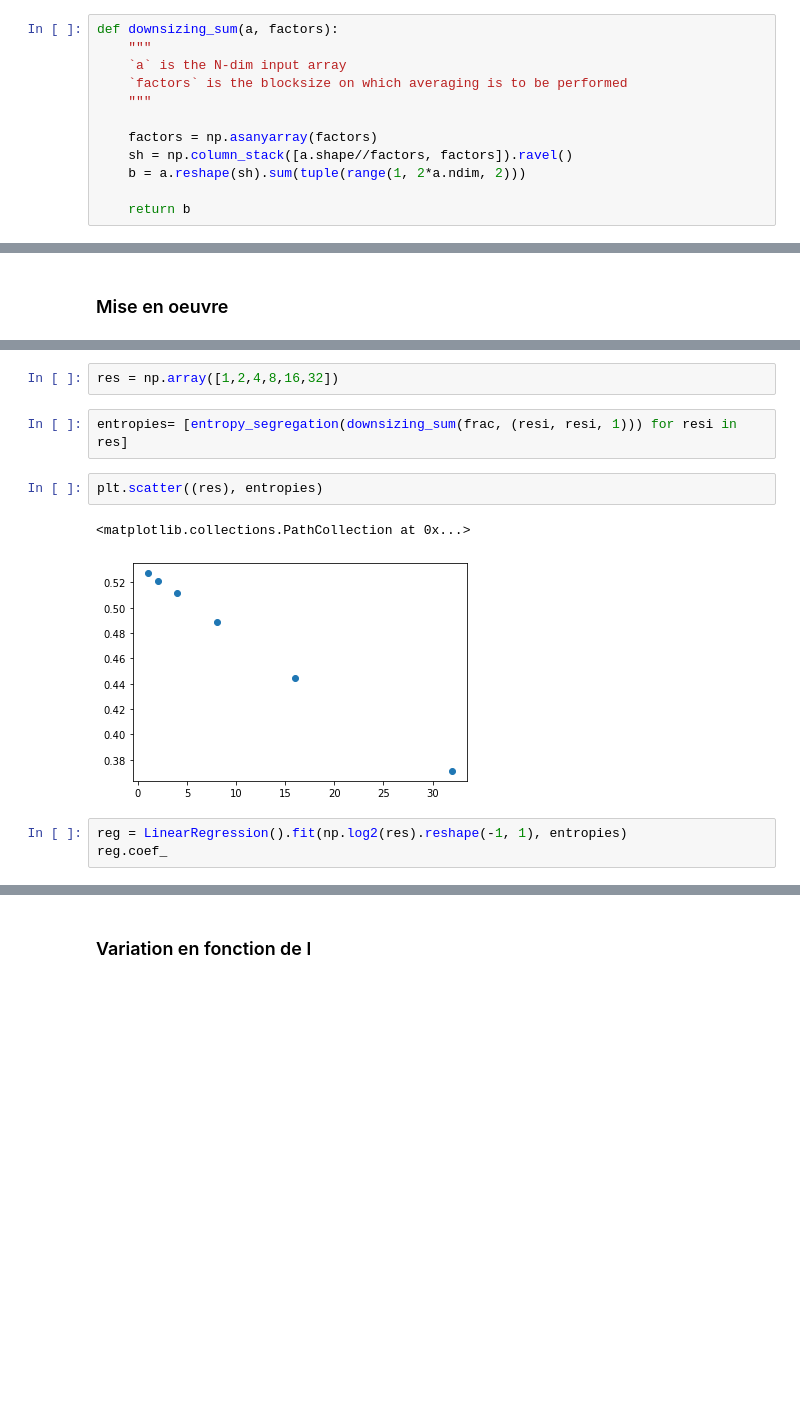
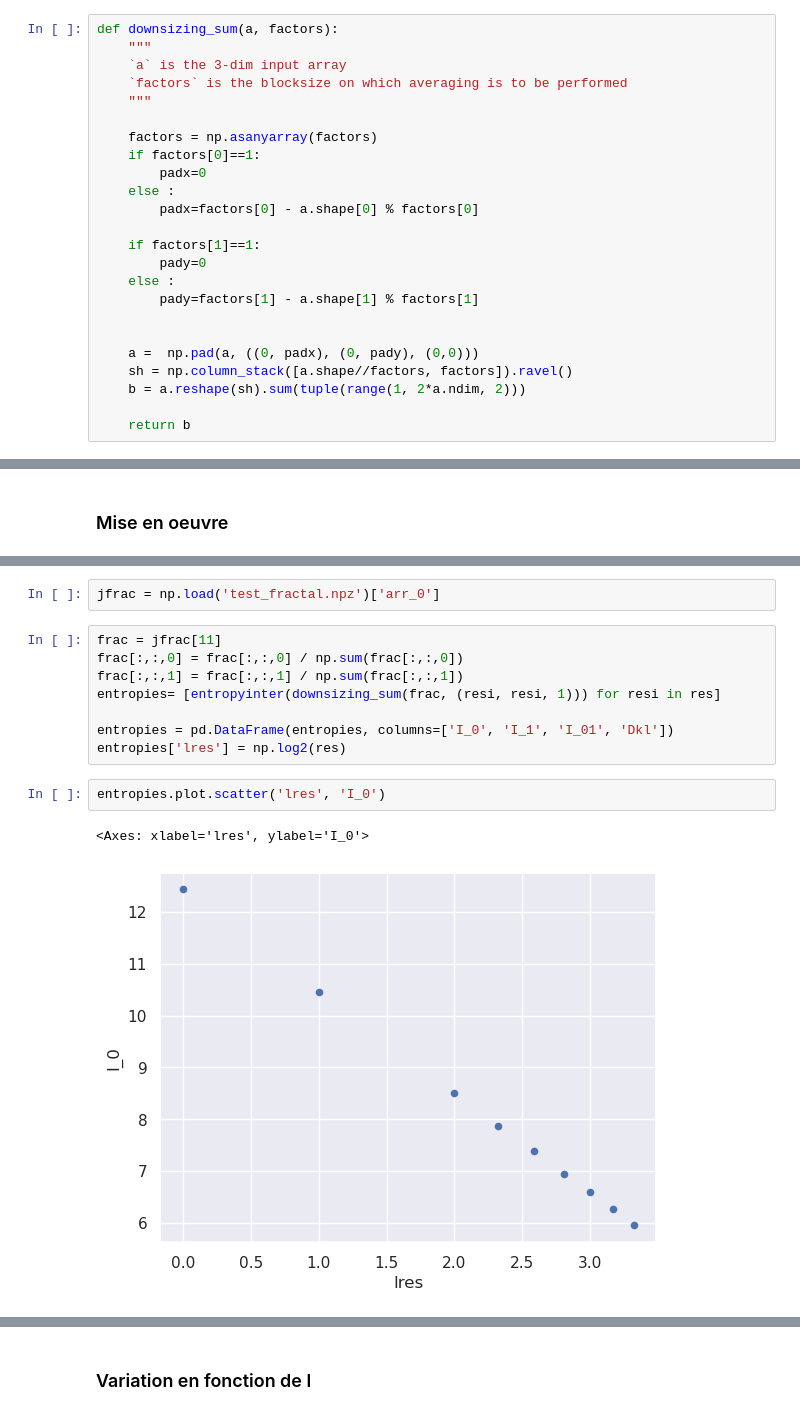
Before and after one commit to fsemecurbe/MMTMSS, a Jupyter notebook: Analysis.ipynb, the cells around one changed output, grey strips where cells are left out. Cells and saved outputs as stored; diff of their text form; blank space fills up the shorter version.

```diff
--- a/Analysis.ipynb
+++ b/Analysis.ipynb
@@ -13,11 +12,23 @@ jfrac = np.load('test_fractal_2.npz')['test']
 # %%
 def downsizing_sum(a, factors):
     """
-    `a` is the N-dim input array
+    `a` is the 3-dim input array
     `factors` is the blocksize on which averaging is to be performed
     """
 
     factors = np.asanyarray(factors)
+    if factors[0]==1:
+        padx=0
+    else :
+        padx=factors[0] - a.shape[0] % factors[0]
+
+    if factors[1]==1:
+        pady=0
+    else :
+        pady=factors[1] - a.shape[1] % factors[1]
+
+
+    a =  np.pad(a, ((0, padx), (0, pady), (0,0)))
     sh = np.column_stack([a.shape//factors, factors]).ravel()
     b = a.reshape(sh).sum(tuple(range(1, 2*a.ndim, 2)))
 
@@ -79,12 +60,15 @@ entropy_segregation(fracd)
-# %%
-res = np.array([1,2,4,8,16,32])
-# %%
-entropies= [entropy_segregation(downsizing_sum(frac, (resi, resi, 1))) for resi in res]
-# %%
-plt.scatter((res), entropies)
-# %% [output]
-<matplotlib.collections.PathCollection at 0x...>
-[figure, removed]
-# %%
-reg = LinearRegression().fit(np.log2(res).reshape(-1, 1), entropies)
-reg.coef_
+# %%
+jfrac = np.load('test_fractal.npz')['arr_0']
+# %%
+frac = jfrac[11]
+frac[:,:,0] = frac[:,:,0] / np.sum(frac[:,:,0])
+frac[:,:,1] = frac[:,:,1] / np.sum(frac[:,:,1])
+entropies= [entropyinter(downsizing_sum(frac, (resi, resi, 1))) for resi in res]
+
+entropies = pd.DataFrame(entropies, columns=['I_0', 'I_1', 'I_01', 'Dkl'])
+entropies['lres'] = np.log2(res)
+# %%
+entropies.plot.scatter('lres', 'I_0')
+# %% [output]
+<Axes: xlabel='lres', ylabel='I_0'>
+[figure, added]
```
Also changed, not shown: parts of 26 cells of this notebook, 2 other files.
